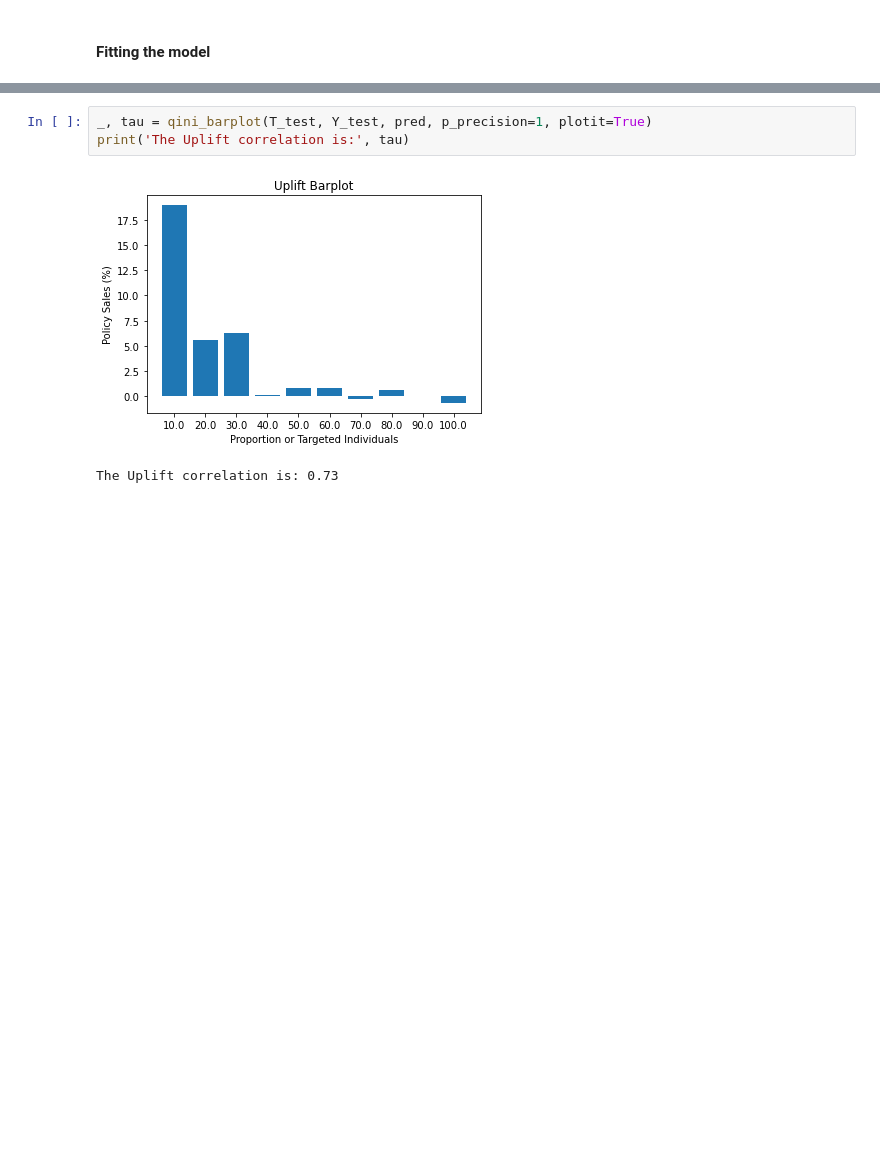
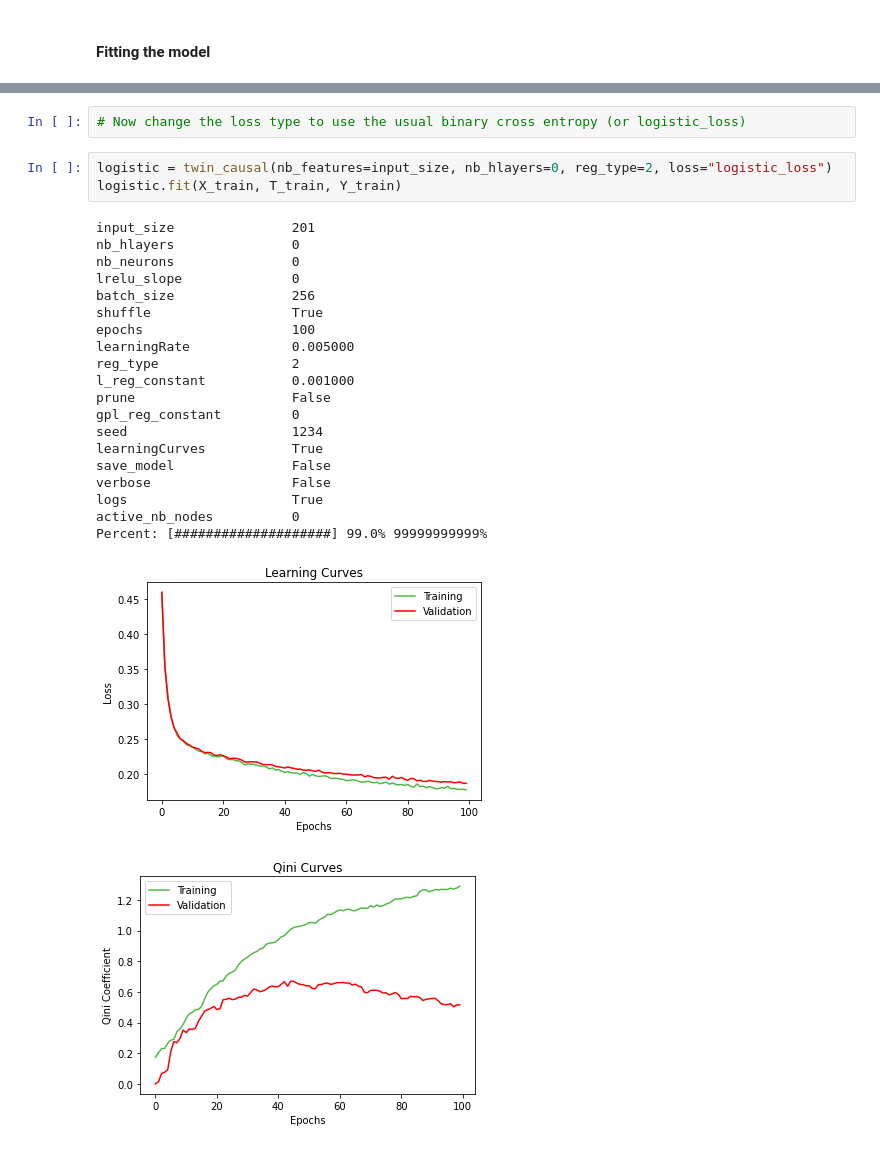
Before and after one commit to belbahrim/twin-causal-net, a Jupyter notebook: examples/twin_causal_examples.ipynb, the cells around one changed output, grey strips where cells are left out. Drawn from its saved outputs; the diff is of its cells as text; blank space fills up the shorter version.

```diff
--- a/examples/twin_causal_examples.ipynb
+++ b/examples/twin_causal_examples.ipynb
@@ -71,6 +115,27 @@ The Qini coefficient is: 1.4940898752537994
-# %%
-_, tau = qini_barplot(T_test, Y_test, pred, p_precision=1, plotit=True)
-print('The Uplift correlation is:', tau)
-# %% [output]
-[figure, removed]
-The Uplift correlation is: 0.73
+# %%
+# Now change the loss type to use the usual binary cross entropy (or logistic_loss)
+# %%
+logistic = twin_causal(nb_features=input_size, nb_hlayers=0, reg_type=2, loss="logistic_loss")
+logistic.fit(X_train, T_train, Y_train)
+# %% [output]
+input_size               201
+nb_hlayers               0
+nb_neurons               0
+lrelu_slope              0
+batch_size               256
+shuffle                  True
+epochs                   100
+learningRate             0.005000
+reg_type                 2
+l_reg_constant           0.001000
+prune                    False
+gpl_reg_constant         0
+seed                     1234
+learningCurves           True
+save_model               False
+verbose                  False
+logs                     True
+active_nb_nodes          0
+Percent: [####################] 99.0% 99999999999%
+[figure, added]
+[figure, added]
```
Also changed, not shown: parts of 20 cells of this notebook, 5 other files.
